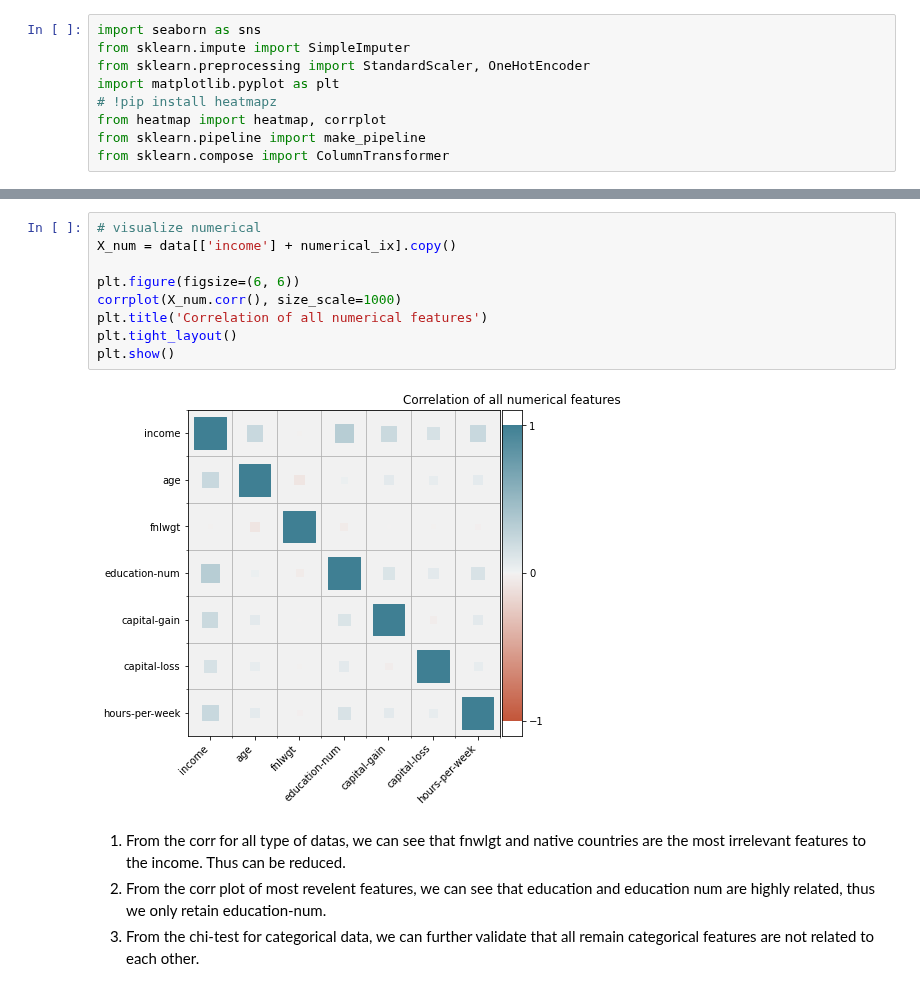
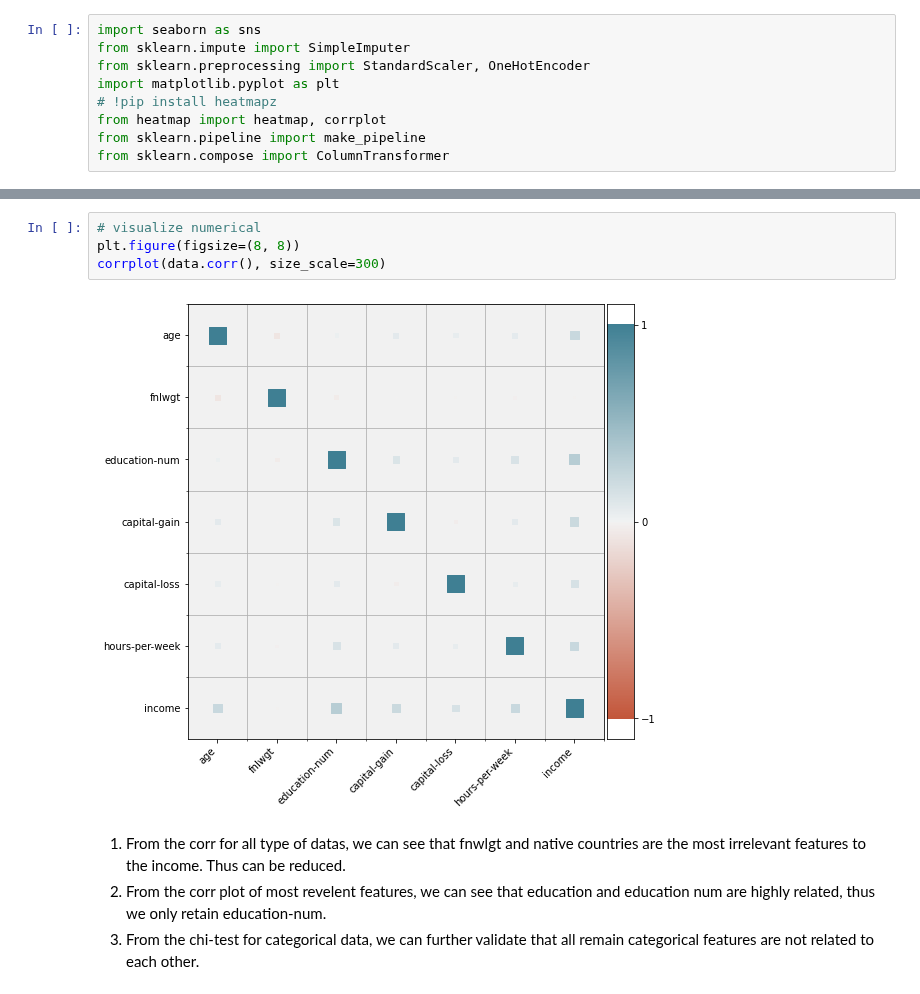
Before and after one commit to tamarvooijs/Applied-Machine-Learning, a Jupyter notebook: Week5/Assignment5_part1.ipynb, the cells around one changed output, grey strips where cells are left out. Saved outputs shown, nothing was run; the diff lists cells and outputs as text.

```diff
--- a/Week5/Assignment5_part1.ipynb
+++ b/Week5/Assignment5_part1.ipynb
@@ -256,17 +238,12 @@ relationship     0.000000e+00   0.000000e+00   0.000000e+00   6.487016e-193
 race             0.000000e+00   0.000000e+00  5.560160e-136    0.000000e+00
 sex              0.000000e+00  5.560160e-136   0.000000e+00    8.738716e-19
 native-country  6.487016e-193   0.000000e+00   8.738716e-19    0.000000e+00
-# %%
-# visualize numerical
-X_num = data[['income'] + numerical_ix].copy()
-
-plt.figure(figsize=(6, 6))
-corrplot(X_num.corr(), size_scale=1000)
-plt.title('Correlation of all numerical features')
-plt.tight_layout()
-plt.show()
-# %% [output]
-[figure, removed]
+# %%
+# visualize numerical
+plt.figure(figsize=(8, 8))
+corrplot(data.corr(), size_scale=300)
+# %% [output]
+[figure, added]
 # %% [markdown]
 1. From the corr for all type of datas, we can see that fnwlgt and native countries are the most irrelevant features to the income. Thus can be reduced.
 2. From the corr plot of most revelent features, we can see that education and education num are highly related, thus we only retain education-num.
```
Also changed, not shown: parts of 15 cells of this notebook.
